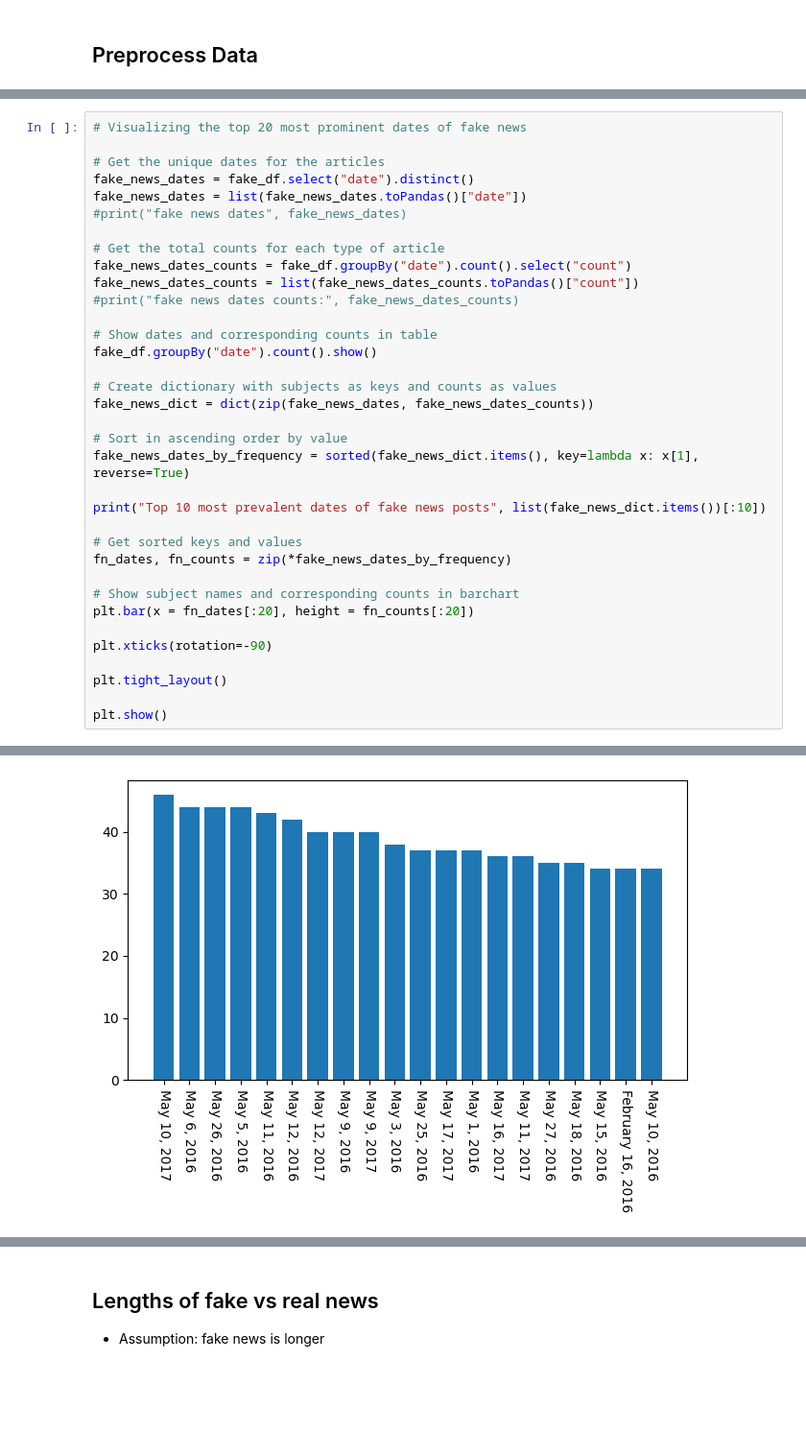
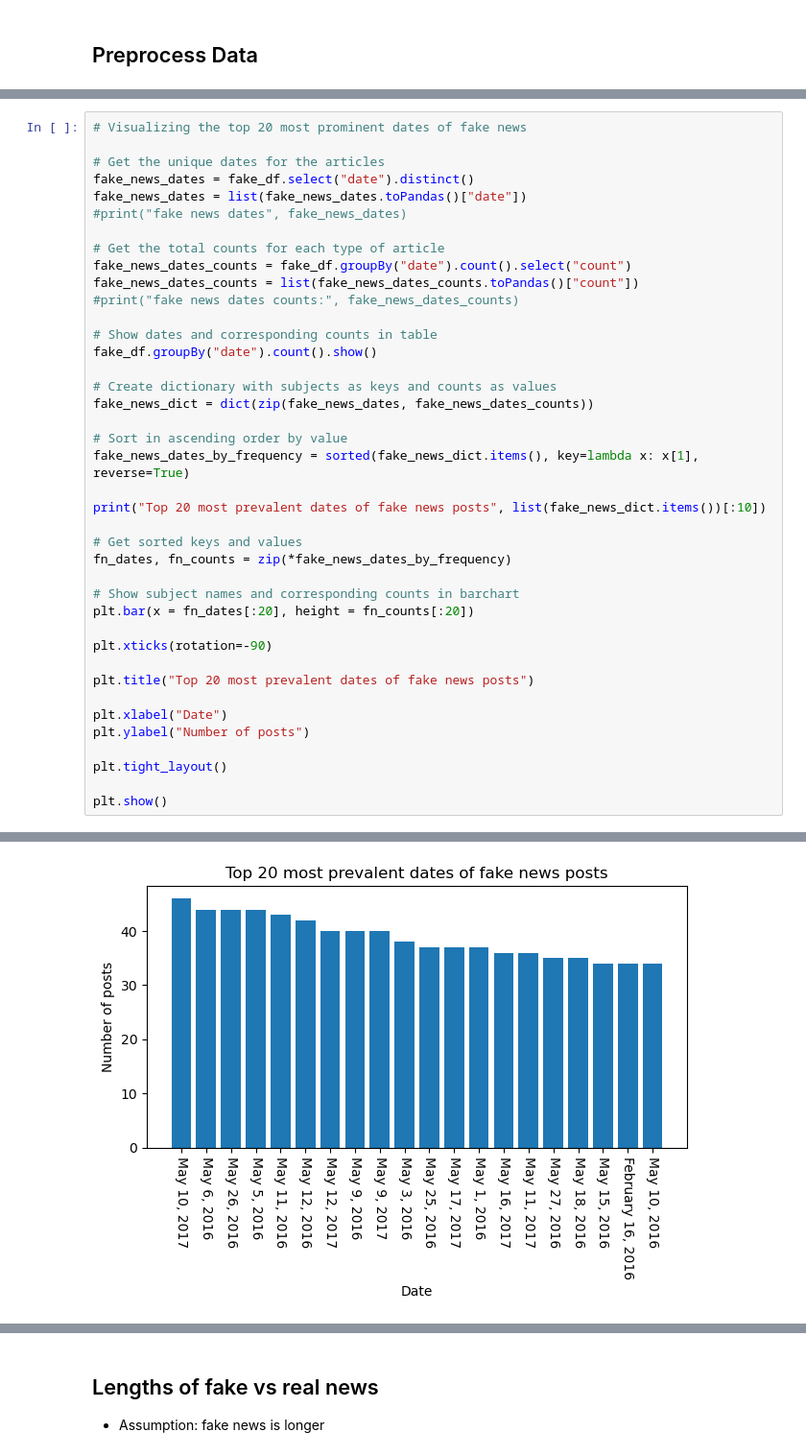
Before and after one commit to leilani-reich/ICS438-FinalProject-FakeNews, a Jupyter notebook: FakeNews.ipynb, the cells around one changed output, grey strips where cells are left out. Shown: that part at 96% size. Cells and saved outputs as stored; diff of their text form; blank space fills up the shorter version.

```diff
--- a/FakeNews.ipynb
+++ b/FakeNews.ipynb
@@ -173,7 +317,7 @@ fake_news_dict = dict(zip(fake_news_dates, fake_news_dates_counts))
 # Sort in ascending order by value
 fake_news_dates_by_frequency = sorted(fake_news_dict.items(), key=lambda x: x[1], reverse=True)
 
-print("Top 10 most prevalent dates of fake news posts", list(fake_news_dict.items())[:10])
+print("Top 20 most prevalent dates of fake news posts", list(fake_news_dict.items())[:10])
 
 # Get sorted keys and values
 fn_dates, fn_counts = zip(*fake_news_dates_by_frequency)
@@ -183,6 +327,11 @@ plt.bar(x = fn_dates[:20], height = fn_counts[:20])
 
 plt.xticks(rotation=-90)
 
+plt.title("Top 20 most prevalent dates of fake news posts")
+
+plt.xlabel("Date")
+plt.ylabel("Number of posts")
+
 plt.tight_layout()
 
 plt.show()
@@ -207,4 +356,4 @@ Top 10 most prevalent dates of fake news posts [('May 30, 2017', 27), ('March 2,
-[figure, old version]
+[figure, new version]
 # %%
 # Visualizing the top 20 most prominent dates of true news
 
```
Also changed, not shown: parts of 28 cells of this notebook.
